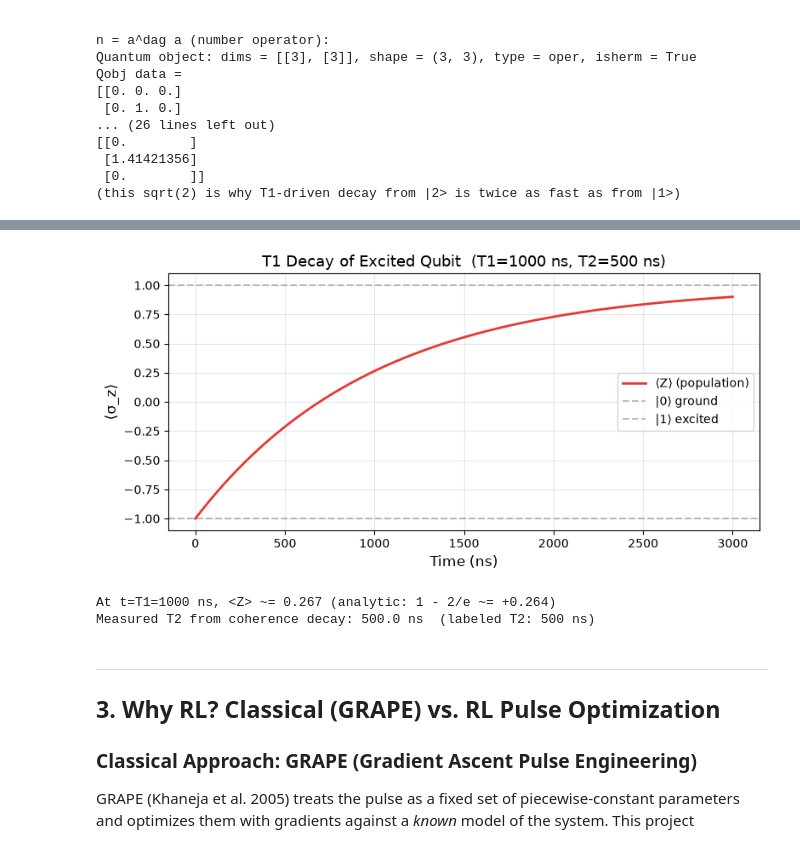
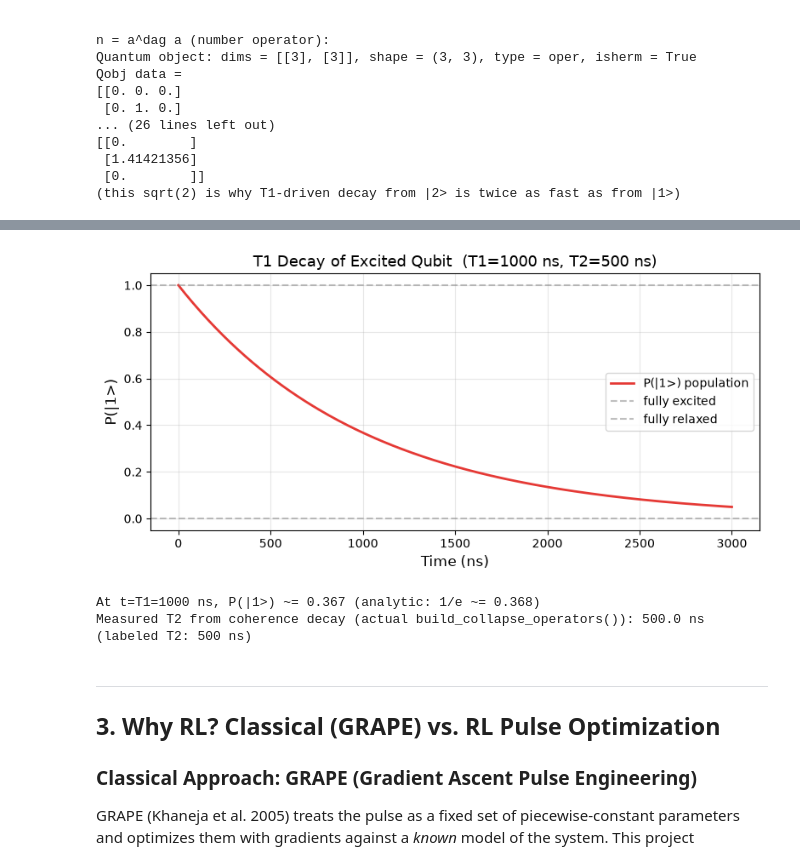
Before and after one commit to Yiannosste/Quantum-Control-Project, a Jupyter notebook: tutorial.ipynb, the cells around one changed output, grey strips where cells are left out. Drawn from its saved outputs; the diff is of its cells as text; code cells hidden in the pictures.

Commit message:
Fix dephasing operator (spurious /2 gave 2.29× labeled T₂); retrain + reoptimize all controllers under corrected physics; add physics regression tests

```diff
--- a/tutorial.ipynb
+++ b/tutorial.ipynb
@@ -124,54 +126,55 @@ $$L_2 = \sqrt{2\Gamma_\phi}\cdot\frac{n}{2} \quad \text{where } \Gamma_\phi = \f
 The longer the gate takes, the more decoherence accumulates — and now there's a second, independent tension on top of that: **leakage** to |2⟩ also costs fidelity, and *driving harder to finish faster (which helps decoherence) makes leakage worse.* Balancing all of this — decoherence, leakage, and (Section 4) unknown miscalibration — simultaneously is exactly the multi-objective problem the RL agent has to solve.
 # %%
 # Simulate free decay of an excited qubit (no drive) to visualize T1,
-# and verify the corrected T2 dephasing operator reproduces the labeled T2.
+# and verify T1/T2 against the ACTUAL build_collapse_operators() output --
+# not a hand-rolled reimplementation. Testing the real function matters: a
+# separately-written 2-level stand-in can pass while the real operator it's
+# meant to represent is wrong (see utils.py's module docstring for the
+# specific 2.29x T2 discrepancy this guards against, and
+# tests/test_physics.py for the standing regression test).
 import qutip as qt
 import numpy as np
 import matplotlib.pyplot as plt
+from utils import build_collapse_operators, QUBIT_PARAMS
 
-T1 = 1000.0   # ns
-T2 = 500.0    # ns
-Gamma1 = 1.0 / T1
-Gamma2 = 1.0 / T2
-Gamma_phi = Gamma2 - Gamma1 / 2
+T1 = QUBIT_PARAMS['T1']
+T2 = QUBIT_PARAMS['T2']
+c_ops = build_collapse_operators(QUBIT_PARAMS)
 
-c_ops = [
-    np.sqrt(Gamma1) * qt.destroy(2),            # T1: sigma_minus
-    np.sqrt(2 * Gamma_phi) * qt.sigmaz() / 2,    # T2*: corrected prefactor
-]
-
-# --- T1 decay plot: start in |1>, no drive ---
-psi0 = qt.ket2dm(qt.basis(2, 1))
+# --- T1 decay plot: start in |1>, no drive (3-level, but leakage |2> stays at 0) ---
+psi0 = qt.ket2dm(qt.basis(3, 1))
+n_op = qt.destroy(3).dag() * qt.destroy(3)
 tlist = np.linspace(0, 3000, 300)  # 0 to 3 us
-result = qt.mesolve(qt.Qobj([[0,0],[0,0]]), psi0, tlist, c_ops, [qt.sigmaz()])
+result = qt.mesolve(qt.Qobj(np.zeros((3, 3))), psi0, tlist, c_ops, [n_op])
 
 fig, ax = plt.subplots(figsize=(8, 4))
-ax.plot(tlist, result.expect[0], color='#E53935', linewidth=2, label='⟨Z⟩ (population)')
-ax.axhline(1,  color='gray', linestyle='--', alpha=0.5, label='|0⟩ ground')
-ax.axhline(-1, color='gray', linestyle='--', alpha=0.5, label='|1⟩ excited')
+ax.plot(tlist, result.expect[0], color='#E53935', linewidth=2, label='P(|1>) population')
+ax.axhline(1, color='gray', linestyle='--', alpha=0.5, label='fully excited')
+ax.axhline(0, color='gray', linestyle='--', alpha=0.5, label='fully relaxed')
 ax.set_xlabel('Time (ns)', fontsize=12)
-ax.set_ylabel('⟨σ_z⟩', fontsize=12)
+ax.set_ylabel('P(|1>)', fontsize=12)
 ax.set_title(f'T1 Decay of Excited Qubit  (T1={T1:.0f} ns, T2={T2:.0f} ns)', fontsize=13)
 ax.legend()
 ax.grid(True, alpha=0.3)
 plt.tight_layout()
 plt.show()
-# Starting from |1> (<Z>=-1), population relaxes toward |0> (<Z>=+1):
-# <Z>(t) = 1 - 2*exp(-t/T1), so <Z>(T1) = 1 - 2/e ~= +0.264
-print(f'At t=T1={T1:.0f} ns, <Z> ~= {result.expect[0][100]:.3f} (analytic: 1 - 2/e ~= +0.264)')
+# P(|1>)(t) = exp(-t/T1), so P(|1>)(T1) = 1/e ~= 0.368
+print(f'At t=T1={T1:.0f} ns, P(|1>) ~= {result.expect[0][100]:.3f} (analytic: 1/e ~= 0.368)')
 
 # --- T2 verification: start in an equal superposition, measure coherence decay ---
-psi_plus = (qt.basis(2, 0) + qt.basis(2, 1)).unit()
-tlist2 = np.linspace(0, 500, 2000)
-result2 = qt.mesolve(qt.Qobj([[0,0],[0,0]]), psi_plus, tlist2, c_ops, [qt.sigmax(), qt.sigmay()])
+psi_plus = (qt.basis(3, 0) + qt.basis(3, 1)).unit()
+sx01 = qt.Qobj(np.array([[0, 1, 0], [1, 0, 0], [0, 0, 0]]))
+sy01 = qt.Qobj(np.array([[0, -1j, 0], [1j, 0, 0], [0, 0, 0]]))
+tlist2 = np.linspace(0, 800, 4000)
+result2 = qt.mesolve(qt.Qobj(np.zeros((3, 3))), psi_plus, tlist2, c_ops, [sx01, sy01])
 coherence = np.abs(result2.expect[0] + 1j * result2.expect[1])
 mask = coherence > 1e-6
 slope, _ = np.polyfit(tlist2[mask], np.log(coherence[mask]), 1)
-print(f'Measured T2 from coherence decay: {-1.0/slope:.1f} ns  (labeled T2: {T2:.0f} ns)')
+print(f'Measured T2 from coherence decay (actual build_collapse_operators()): {-1.0/slope:.1f} ns  (labeled T2: {T2:.0f} ns)')
 # %% [output]
-[figure, old version]
+[figure, new version]
-At t=T1=1000 ns, <Z> ~= 0.267 (analytic: 1 - 2/e ~= +0.264)
-Measured T2 from coherence decay: 500.0 ns  (labeled T2: 500 ns)
+At t=T1=1000 ns, P(|1>) ~= 0.367 (analytic: 1/e ~= 0.368)
+Measured T2 from coherence decay (actual build_collapse_operators()): 500.0 ns  (labeled T2: 500 ns)
 # %% [markdown]
 ---
 ## 3. Why RL? Classical (GRAPE) vs. RL Pulse Optimization
```
Also changed, not shown: parts of 7 cells of this notebook, 6 other files.
